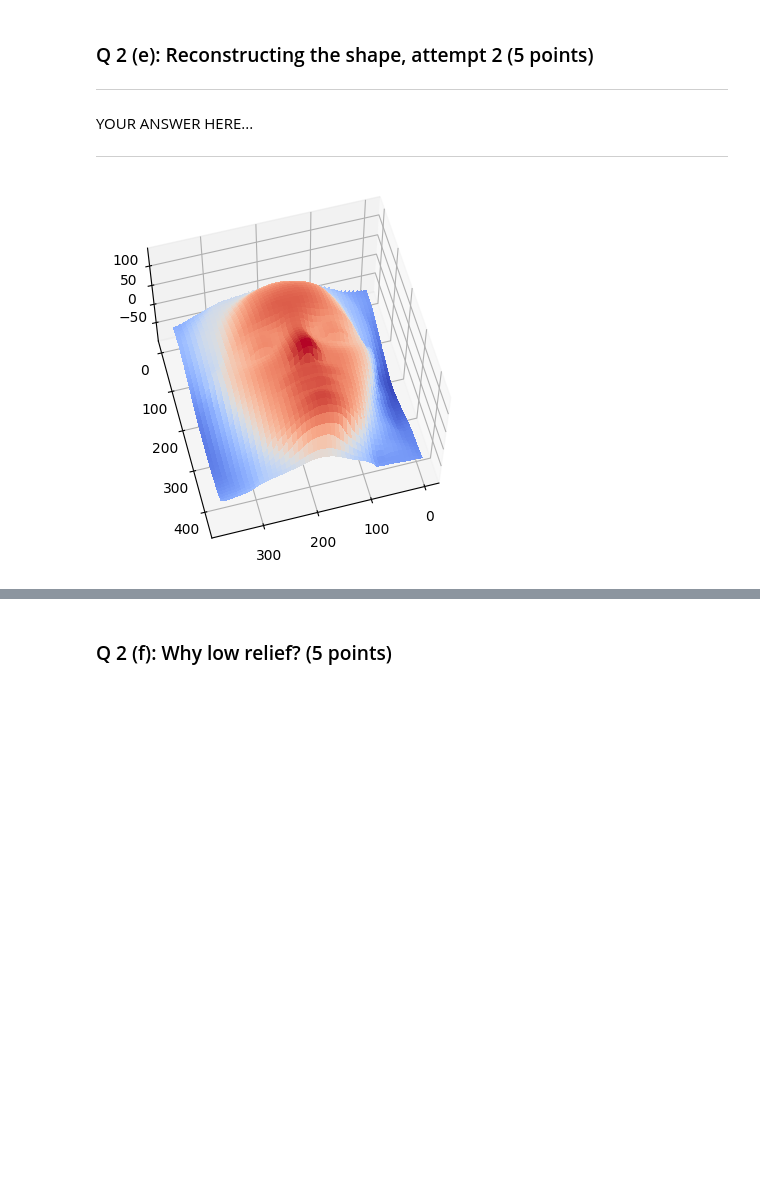
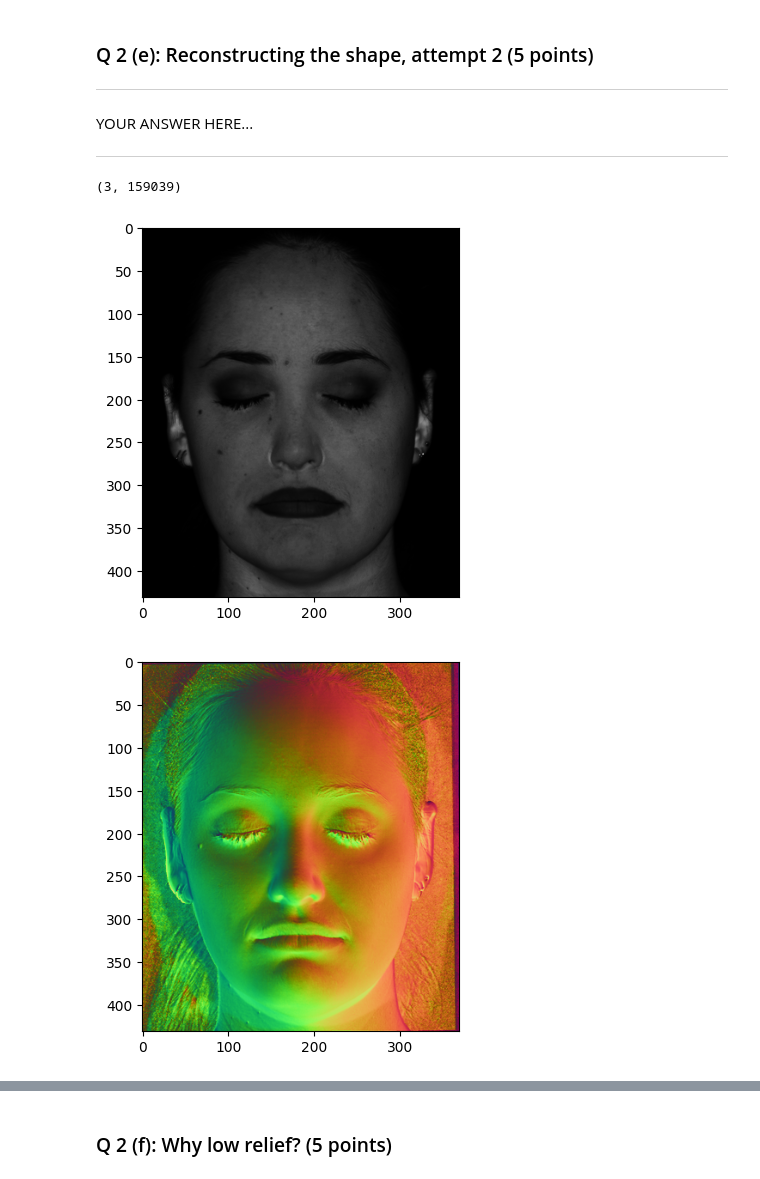
Before and after one commit to IanKrause/computer-vision, a Jupyter notebook: hw6/HW6_ikrause.ipynb, the cells around one changed output, grey strips where cells are left out. Saved outputs shown, nothing was run; the diff lists cells and outputs as text; code cells hidden in the pictures; blank space fills up the shorter version.

```diff
--- a/hw6/HW6_ikrause.ipynb
+++ b/hw6/HW6_ikrause.ipynb
@@ -619,6 +619,19 @@ def estimatePseudonormalsUncalibrated(I):
 	B = None
 	L = None
 	### YOUR CODE HERE
+	u_val, s_val, vh_val = scipy.linalg.svd(I,full_matrices=False)
+	newU = u_val[:,0:3]
+	sigma = np.diag(s_val)
+	newSigma = sigma[0:3,0:3]
+	newVH = vh_val[0:3,:]
+	print('u: ',u_val.shape)
+	print('sigma: ',sigma.shape)
+	print('v: ',vh_val.shape)
+	# D = u_val @ sigma @ vh_val
+	L = newU @ np.sqrt(newSigma)
+	print('L: ',L.shape)
+	B = np.sqrt(newSigma) @ newVH
+	print('B: ',B.shape)
 	### END YOUR CODE
 	return B, L
 
@@ -664,7 +693,16 @@ YOUR ANSWER HERE...
 # %%
 # Part 2 (e)
 # Your code here
 ### YOUR CODE HERE
+Bt = enforceIntegrability(B, s, sig = 3)
+
+albedos, normals = estimateAlbedosNormals(Bt)
+albedoIm, normalIm = displayAlbedosNormals(albedos, normals, s)
+
+surface = estimateShape(normals, s)
+plotSurface(surface)
 ### END YOUR CODE
 # %% [output]
+(3, 159039)
-[figure, old version]
+[figure, new version]
+[figure, added]
```
Also changed, not shown: parts of 5 cells of this notebook, 1 other file.
